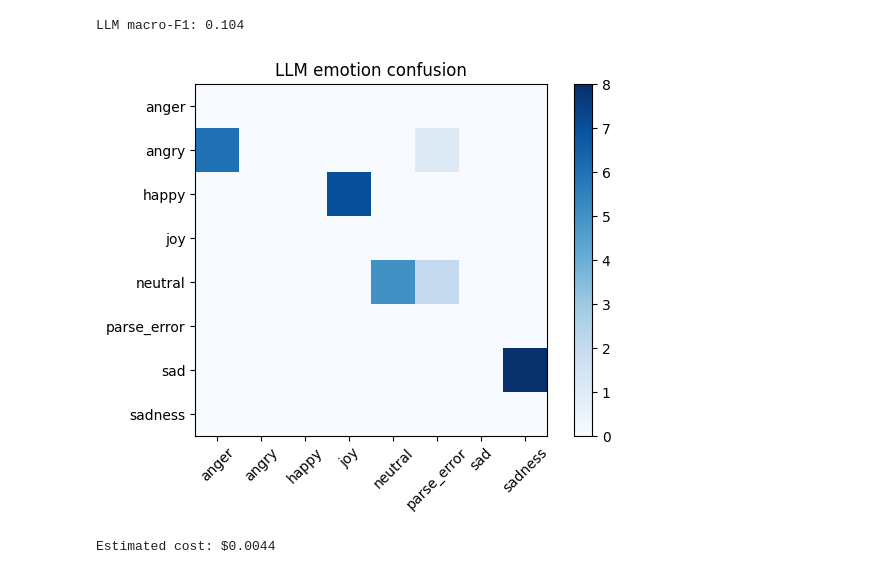
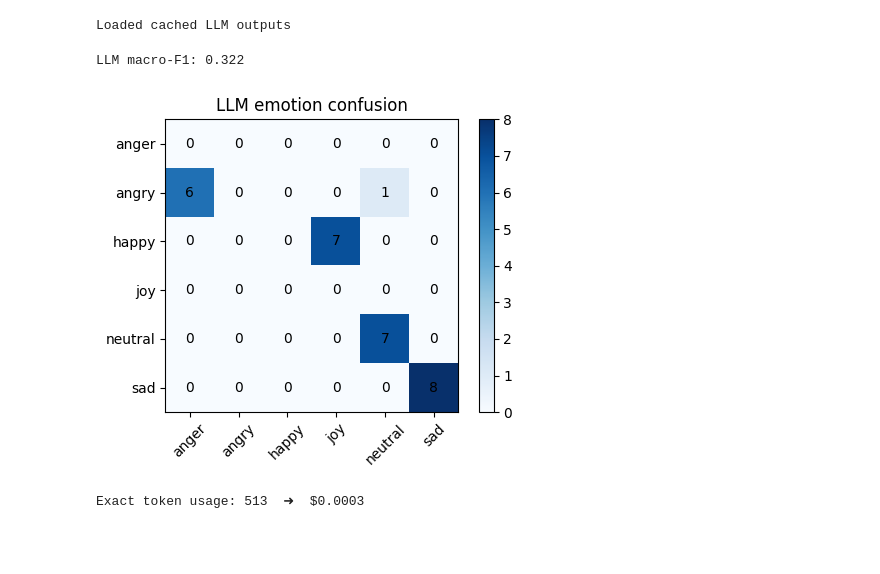
Before and after one commit to LeanderTimEngel/advanced-topics-predictive-group-j, a Jupyter notebook: project/notebooks/03_llm_sentiment.ipynb, the cells around one changed output. Saved outputs shown, nothing was run; the diff lists cells and outputs as text; code cells hidden in the pictures; blank space fills up the shorter version.

Commit message:
Update speech pipeline and LLM sentiment analysis notebooks; fix execution counts, add f1_score import, and enhance cost estimation. Save LLM metrics to new CSV file and update whisper metrics.

```diff
--- a/project/notebooks/03_llm_sentiment.ipynb
+++ b/project/notebooks/03_llm_sentiment.ipynb
@@ -55,47 +69,60 @@ def call_llm(text):
 # %%
-# ───────────────────── 3. Batch inference (cached) ─────────
+# ───────────────────────── 4. Batch inference w/ cache ───────────────
 CACHE = Path("../results/llm_outputs.json")
 if CACHE.exists():
     outputs = json.load(CACHE.open())
+    print("Loaded cached LLM outputs")
 else:
+    print("Calling the LLM …")
     outputs = [call_llm(t) for t in texts]
     json.dump(outputs, CACHE.open("w"))
-
-def parse_out(s):
-    try:
-        obj = json.loads(s)
-        return obj["emotion"]
-    except Exception:
-        return "parse_error"
-
-df["llm_emotion"] = [parse_out(o) for o in outputs]
+    print("Responses cached for future runs")
+# %% [output]
+Loaded cached LLM outputs
+# %%
+# ───────────────────────── 5. Parse & harmonise labels ───────────────
+VALID = {"joy","sad","anger","fear","surprise","disgust","neutral"}
+MAP_LLM = {"sadness": "sad"}            # if model sometimes says “sadness”
+
+def parse_out(s: str) -> str:
+    try:
+        obj = json.loads(s)
+        lab = MAP_LLM.get(obj["emotion"], obj["emotion"])
+        return lab if lab in VALID else "neutral"
+    except Exception:
+        return "neutral"
+
+pred_emotions = [parse_out(o) for o in outputs]
+df["llm_emotion"] = pred_emotions
 # %%
-# %% ───────────────────── 4. Evaluation ───────────────────────
-y_true = df["emotion"]
-y_pred = df["llm_emotion"]
-
-macro = f1_score(y_true, y_pred, average="macro", zero_division=0)
+# ───────────────────────── 6. Evaluation & plots ─────────────────────
+macro = f1_score(true_emotions, pred_emotions,
+                 average="macro", zero_division=0)
 print("LLM macro-F1:", round(macro, 3))
 
-labels = sorted(set(y_true) | set(y_pred))
-cm = confusion_matrix(y_true, y_pred, labels=labels)
+labels = sorted(set(true_emotions) | set(pred_emotions))
+cm = confusion_matrix(true_emotions, pred_emotions, labels=labels)
+
+plt.figure(figsize=(5,4))
 plt.imshow(cm, cmap="Blues"); plt.colorbar()
 plt.xticks(range(len(labels)), labels, rotation=45)
 plt.yticks(range(len(labels)), labels)
+for (i,j),v in np.ndenumerate(cm):
+    plt.text(j,i,v,ha="center",va="center")
 plt.title("LLM emotion confusion"); plt.tight_layout(); plt.show()
 
-# save for report
-df.to_csv("../results/llm_metrics.csv", index=False)
+# save per-sample metrics
+run_id = datetime.utcnow().strftime("%Y%m%dT%H%M%S")
+df.to_csv(f"../results/llm_metrics_{run_id}.csv", index=False)
 # %% [output]
-LLM macro-F1: 0.104
+LLM macro-F1: 0.322
-[figure, old version]
+[figure, new version]
-# %%
-# s───────────────────── 5. Cost estimate ─────────────────────
-TOKENS_PER_REQUEST = 300     # rough average after prompt + completion
-PRICE_PER_1K = 0.0005        # $/1k tokens for gpt-4o-mini (check dashboard!)
-cost = TOKENS_PER_REQUEST * len(df) * PRICE_PER_1K / 1000
-print(f"Estimated cost: ${cost:.4f}")
-with open("../results/cost_estimate.txt","w") as f:
-    f.write(f"{cost:.4f}")
-# %% [output]
-Estimated cost: $0.0044
+# %%
+# ───────────────────────── 7. Exact cost estimate ────────────────────
+tot_tokens = sum(len(enc.encode(r)) for r in outputs)
+cost = tot_tokens / 1000 * PRICE_PER_1K
+print(f"Exact token usage: {tot_tokens:,}  ➜  ${cost:.4f}")
+with open("../results/cost_estimate.txt","w") as f:
+    f.write(f"{cost:.4f}\n")
+# %% [output]
+Exact token usage: 513  ➜  $0.0003
```
Also changed, not shown: parts of 5 cells of this notebook, 4 other files.
